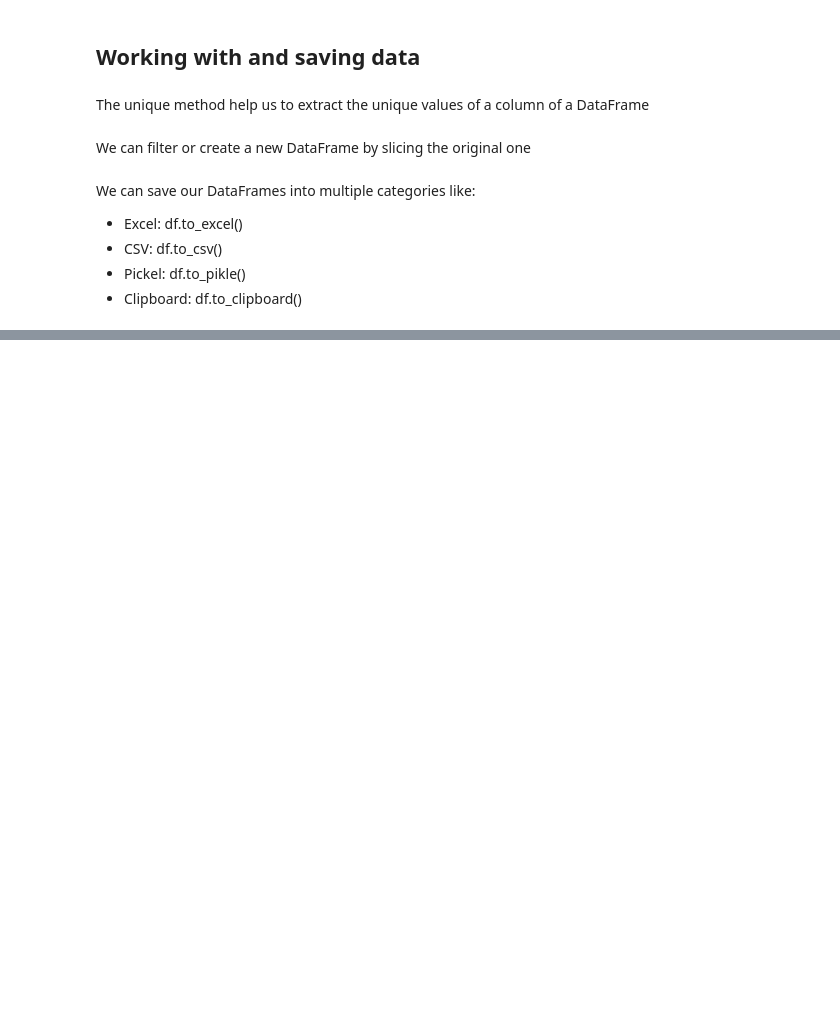
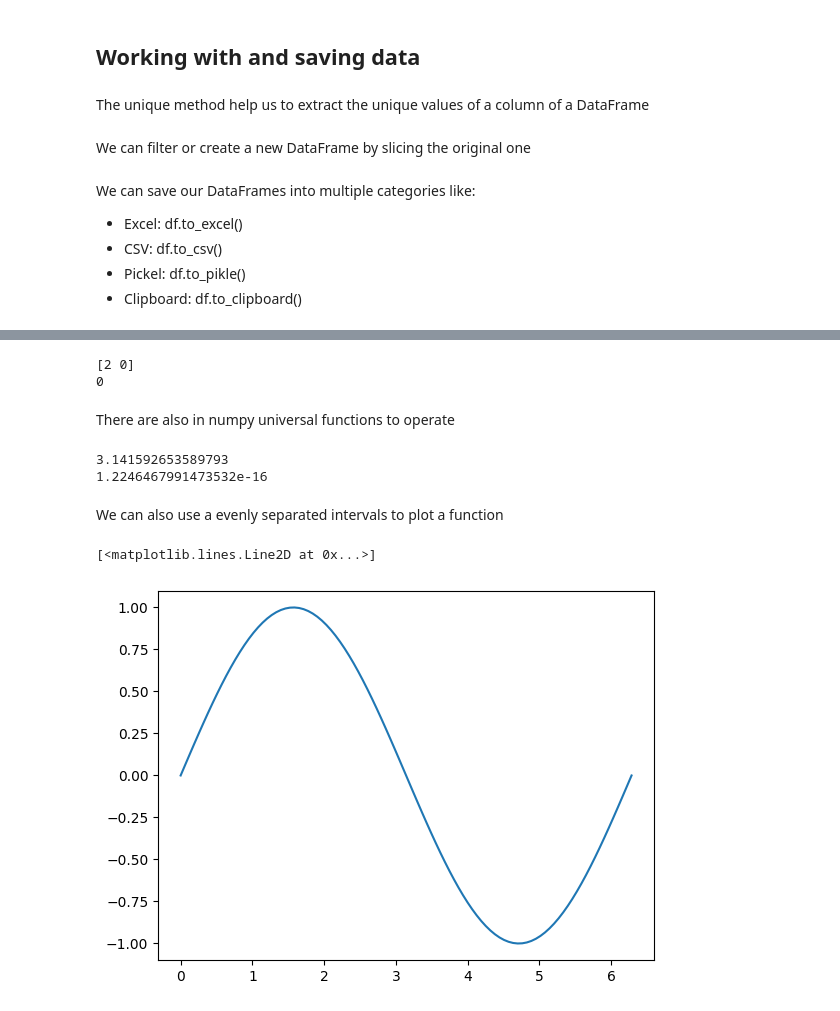
Before and after one commit to PosgradoMNA/actividades-de-aprendizaje-AlexeiEACS, a Jupyter notebook: Python for Data Science.ipynb, the cells around one changed output, grey strips where cells are left out. Saved outputs shown, nothing was run; the diff lists cells and outputs as text; code cells hidden in the pictures; blank space fills up the shorter version.

```diff
--- a/Python for Data Science.ipynb
+++ b/Python for Data Science.ipynb
@@ -618,0 +662,27 @@ df_reduced.to_csv('new_df.csv')
+# %%
+print(2*u)
+# Dot product
+print(np.dot(u,v))
+# %% [output]
+[2 0]
+0
+# %% [markdown]
+There are also in numpy universal functions to operate
+# %%
+print(np.pi)
+print(np.sin(np.pi))
+# %% [output]
+3.141592653589793
+1.2246467991473532e-16
+# %% [markdown]
+We can also use a evenly separated intervals to plot a function
+# %%
+x = np.linspace(0, 2*np.pi, 100)
+y = np.sin(x)
+# %%
+import matplotlib.pyplot as plt
+%matplotlib inline
+plt.plot(x,y)
+# %% [output]
+[<matplotlib.lines.Line2D at 0x...>]
+[figure, added]
```
Also changed, not shown: parts of 19 cells of this notebook.
